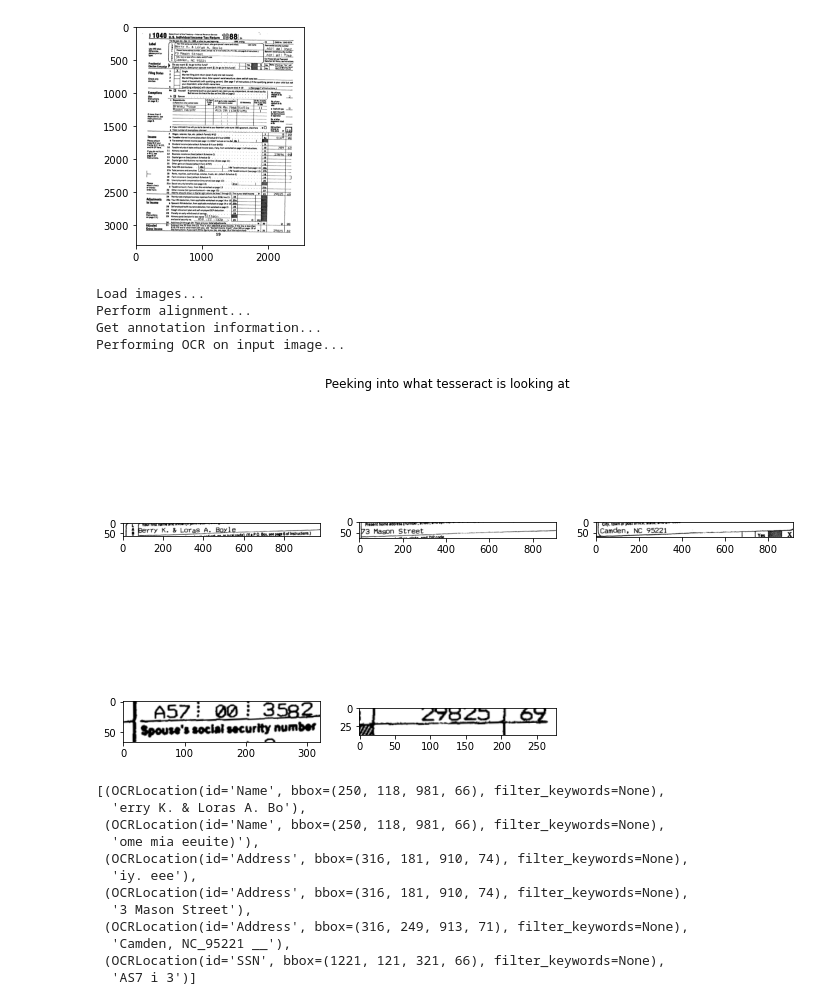
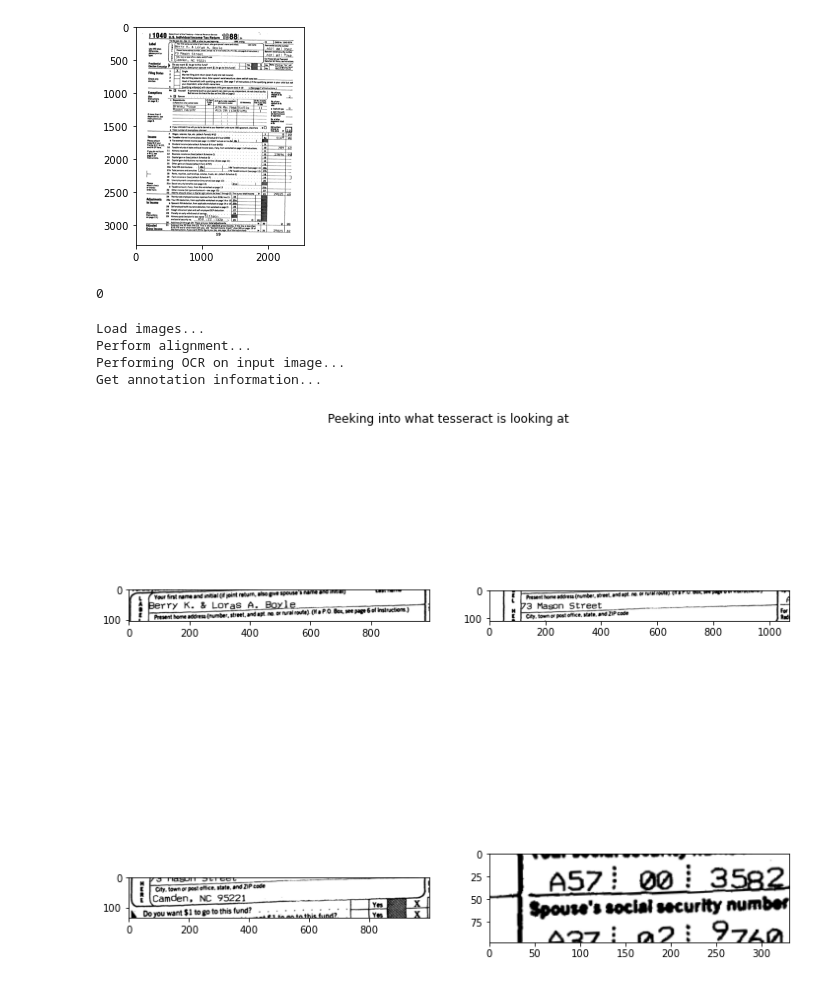
Before and after one commit to txnguyen292/OCR_automatic_data_entry, a Jupyter notebook: notebook/ocr.ipynb, the cells around one changed output. Saved outputs shown, nothing was run; the diff lists cells and outputs as text; code cells hidden in the pictures.

Commit message:
finish ocr pipeline and add comments for bbox fixes

```diff
--- a/notebook/ocr.ipynb
+++ b/notebook/ocr.ipynb
@@ -44,6 +57,6 @@ df.head()
 # %%
-im_path = str(CONFIG.data / "imgs" / "test_img.png") # image to extract texts
-ref_path = str(CONFIG.data / "imgs" / "f1040--1988-1.png") # image for reference
+im_path = str(CONFIG.data / "imgs" / "f1040--1988-1.png") # image to extract texts
+ref_path = str(CONFIG.data / "ref_imgs" / "f1040--1988-1.png") # image for reference
 # %%
 # reference image
 template = cv2.imread(ref_path)
@@ -58,26 +71,22 @@ plt.imshow(im)
 # %% [output]
 <matplotlib.image.AxesImage at 0x...>
 [figure]
+# %%
+annotation_file = CONFIG.data / "annotations" /  "intermediate" / "updated_final_project_1.csv"
+# %%
+ocr_pipeline = OCR(str(annotation_file))
+ocr_pipeline.start() # required step to start the ocr_pipeline
+# %%
+# Categorize image into form
+ocr_pipeline.categorize(im_path)
+# %% [output]
+0
 # %%
-parsingResults = ocr(im_path, ref_path, 0, df, debug=True)
+# extract information from categorized form
+ocr_pipeline.ocr(im_path, ref_path, 0, debug=True)
 # %% [output]
 Load images...
 Perform alignment...
+Performing OCR on input image...
 Get annotation information...
-Performing OCR on input image...
-[figure, old version]
+[figure, new version]
-# %%
-parsingResults
-# %% [output]
-[(OCRLocation(id='Name', bbox=(250, 118, 981, 66), filter_keywords=None),
-  'erry K. & Loras A. Bo'),
- (OCRLocation(id='Name', bbox=(250, 118, 981, 66), filter_keywords=None),
-  'ome mia eeuite)'),
- (OCRLocation(id='Address', bbox=(316, 181, 910, 74), filter_keywords=None),
-  'iy. eee'),
- (OCRLocation(id='Address', bbox=(316, 181, 910, 74), filter_keywords=None),
-  '3 Mason Street'),
- (OCRLocation(id='Address', bbox=(316, 249, 913, 71), filter_keywords=None),
-  'Camden, NC_95221 __'),
- (OCRLocation(id='SSN', bbox=(1221, 121, 321, 66), filter_keywords=None),
-  'AS7 i 3')]
```
Also changed, not shown: parts of 20 cells of this notebook, 6 other files.
